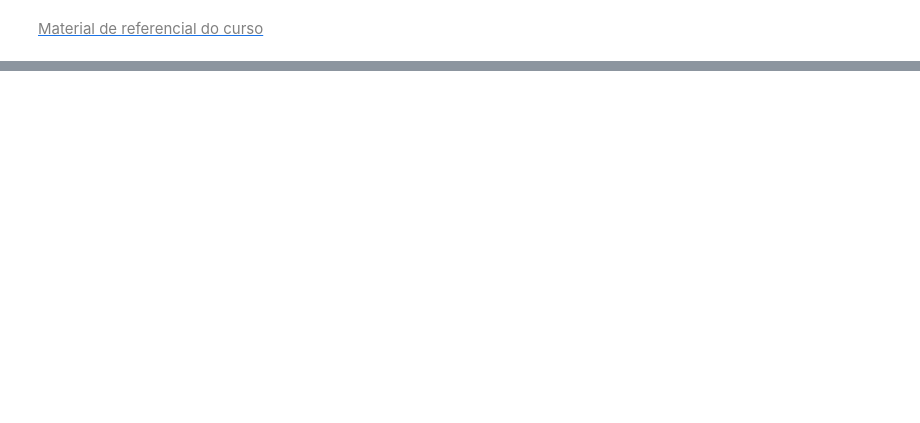
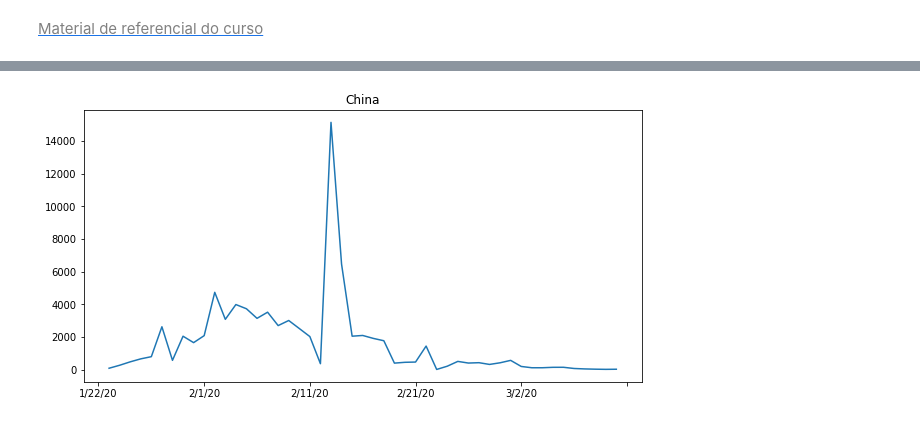
Before and after one commit to mbaliu-treino/Desenvolve, a Jupyter notebook: LEARN_C_DS_análises_para_saúde_e_medicina.ipynb, the cells around one changed output, grey strips where cells are left out. Cells and saved outputs as stored; diff of their text form; code cells hidden in the pictures; blank space fills up the shorter version.

```diff
--- a/LEARN_C_DS_análises_para_saúde_e_medicina.ipynb
+++ b/LEARN_C_DS_análises_para_saúde_e_medicina.ipynb
@@ -50,0 +196,10 @@ Podemos criar ambientes virtuais para que os projetos não sejam impactados pela
+# %%
+# Novos casos - derivada da VAR(casos)
+s = confirmed_by_country.loc['China'][:50].diff()
+
+plt.figure(figsize=(10,5))
+s.plot()
+plt.title('China')
+plt.show()
+# %% [output]
+[figure, added]
```
Also changed, not shown: parts of 35 cells of this notebook.
